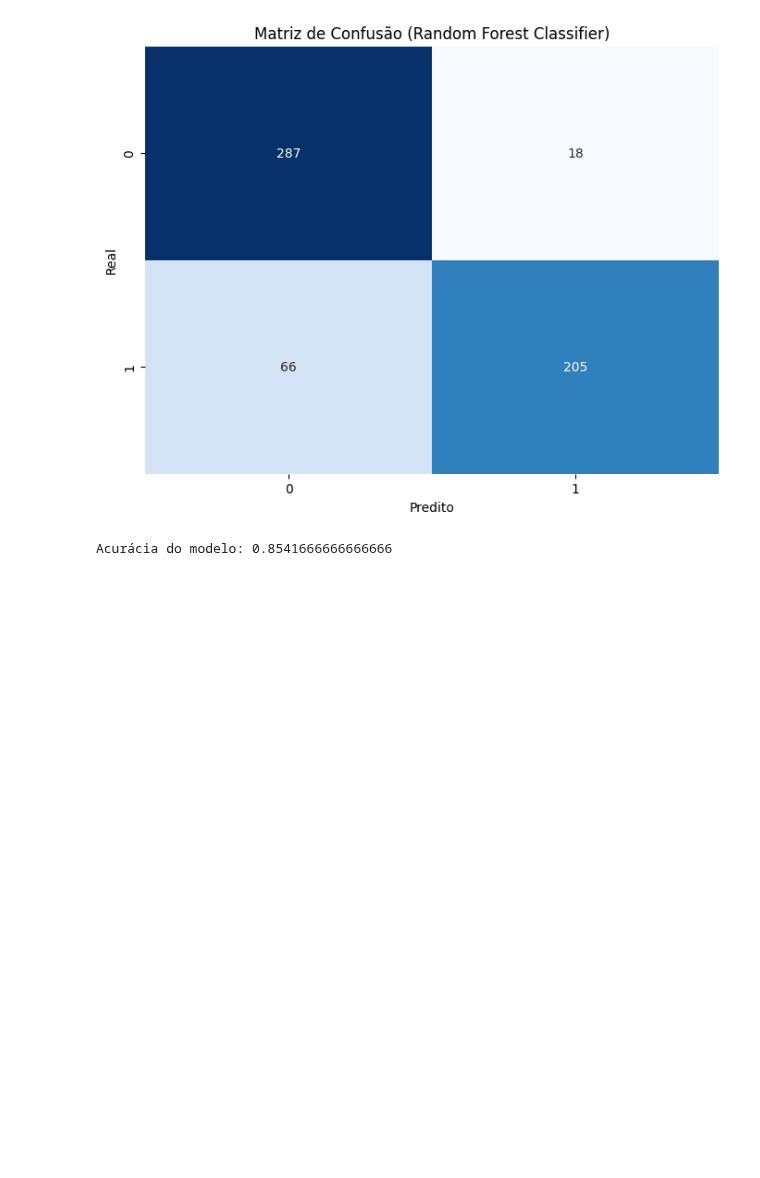
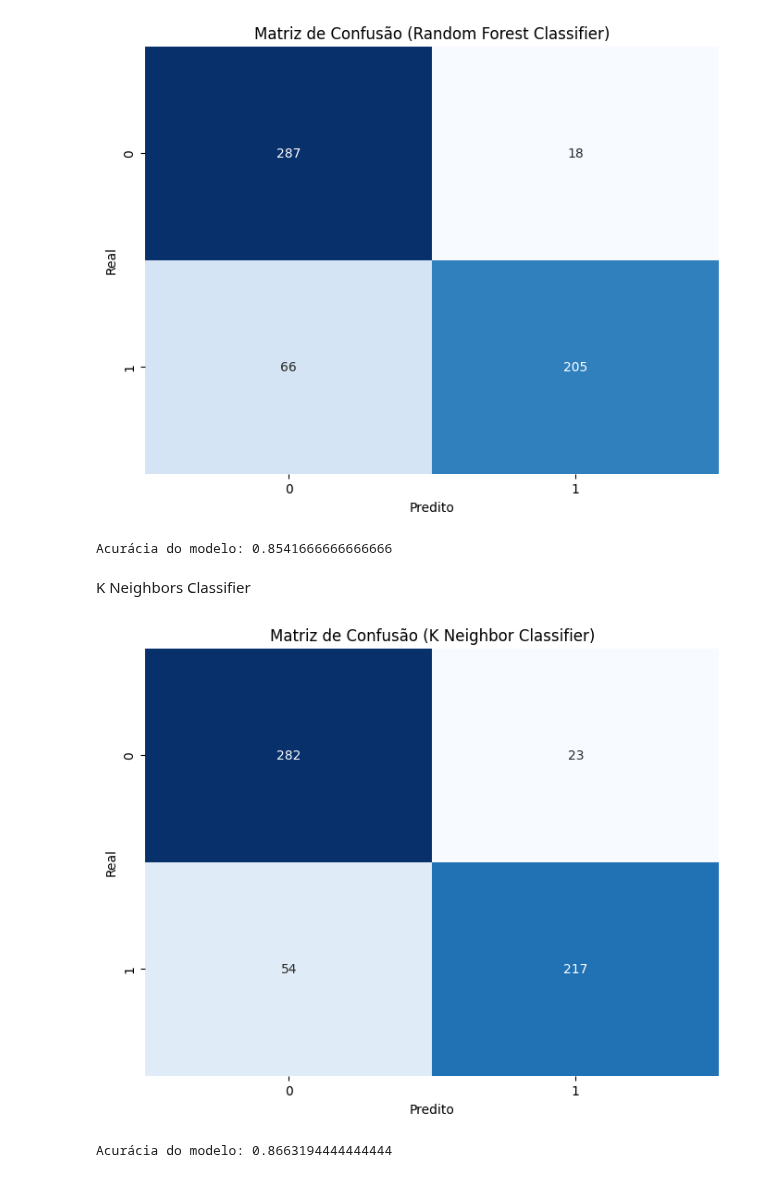
Before and after one commit to helioacastro/Aprendizagem-de-Maquina, a Jupyter notebook: notebooks/AM_T1_HELIO_ARAUJO_E_CASTRO.ipynb, the cells around one changed output. Saved outputs shown, nothing was run; the diff lists cells and outputs as text; code cells hidden in the pictures; blank space fills up the shorter version.

```diff
--- a/notebooks/AM_T1_HELIO_ARAUJO_E_CASTRO.ipynb
+++ b/notebooks/AM_T1_HELIO_ARAUJO_E_CASTRO.ipynb
@@ -95,6 +95,10 @@ Uma vez realizado o pré-processamento dos dados, o modelo será treinado com os
 
 Regressão Logística
 # %%
+# Criar uma lista para os valores de acurácia e os modelos
+listaModelos = ['Regressão Logística', 'Arvore de Decisão', 'Random Forest', 'K Neighbors', 'Gradient Boosting']
+listaAcuracia =[]
+
 # Aplicando a Regressão Logística
 modelLR = LogisticRegression(solver='lbfgs', random_state=0)
 modelLR.fit(X_train, y_train)
@@ -108,6 +112,7 @@ conf_matrix = confusion_matrix(y_test, y_predict_LR)
 
 # Calcular a acurácia
 accuracy = accuracy_score(y_test, y_predict_LR)
+listaAcuracia.append(accuracy)
 
 # Visualizar a matriz de confusão
 plt.figure(figsize=(8, 6))
@@ -136,6 +141,7 @@ conf_matrix = confusion_matrix(y_test, y_predict_Tree)
 
 # Calcular a acurácia
 accuracy = accuracy_score(y_test, y_predict_Tree)
+listaAcuracia.append(accuracy)
 
 # Visualizar a Decision Tree Classifier
 plt.figure(figsize=(8, 6))
@@ -162,6 +170,7 @@ conf_matrix = confusion_matrix(y_test, y_predict_RF)
 
 # Calcular a acurácia
 accuracy = accuracy_score(y_test, y_predict_RF)
+listaAcuracia.append(accuracy)
 
 # Visualizar a Random Forest Classifier
 plt.figure(figsize=(8, 6))
@@ -175,3 +184,32 @@ print(f'Acurácia do modelo: {accuracy}')
 # %% [output]
 [figure]
 Acurácia do modelo: 0.8541666666666666
+# %% [markdown]
+K Neighbors Classifier
+# %%
+# Aplicando a K Neighbors Classifier
+modelKN = KNeighborsClassifier(n_neighbors=5)
+modelKN.fit(X_train, y_train)
+
+# Fazer a predição de K Neighbors Classifier
+y_predict_KN = modelKN.predict(X_test)
+
+# Gerar a matriz de confusão
+conf_matrix = confusion_matrix(y_test, y_predict_KN)
+
+# Calcular a acurácia
+accuracy = accuracy_score(y_test, y_predict_KN)
+listaAcuracia.append(accuracy)
+
+# Visualizar a K Neighbors Classifier
+plt.figure(figsize=(8, 6))
+sns.heatmap(conf_matrix, annot=True, fmt="d", cmap="Blues", cbar=False)
+plt.xlabel('Predito')
+plt.ylabel('Real')
+plt.title('Matriz de Confusão (K Neighbor Classifier)')
+plt.show()
+
+print(f'Acurácia do modelo: {accuracy}')
+# %% [output]
+[figure, added]
+Acurácia do modelo: 0.8663194444444444
```
Also changed, not shown: parts of 5 cells of this notebook.
